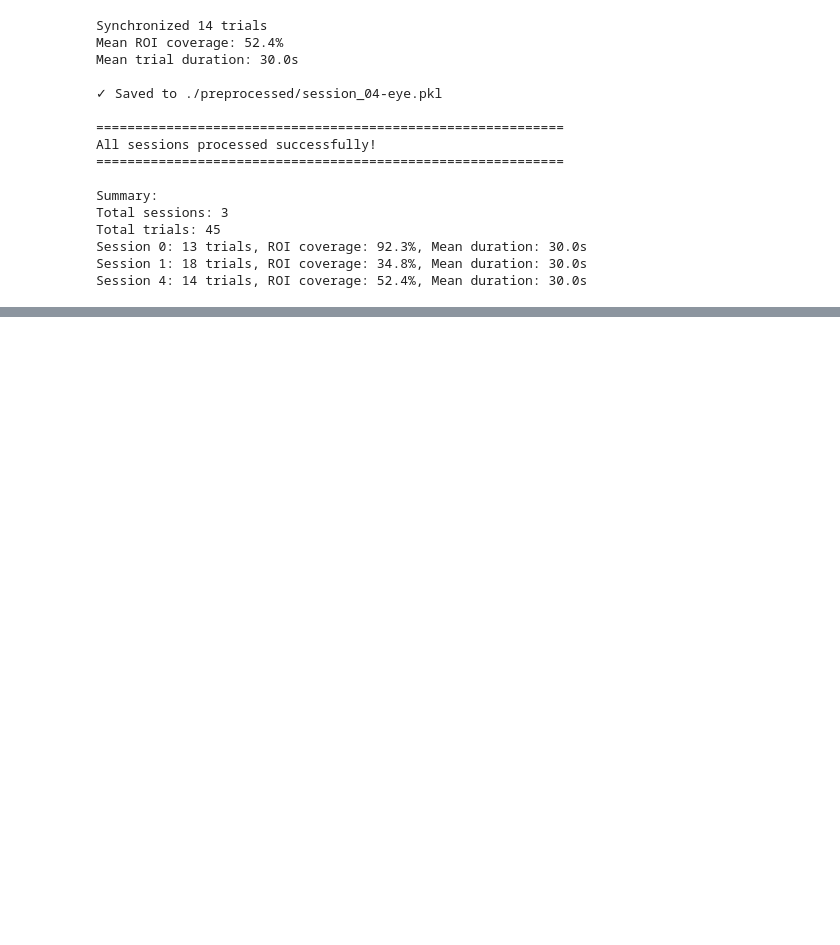
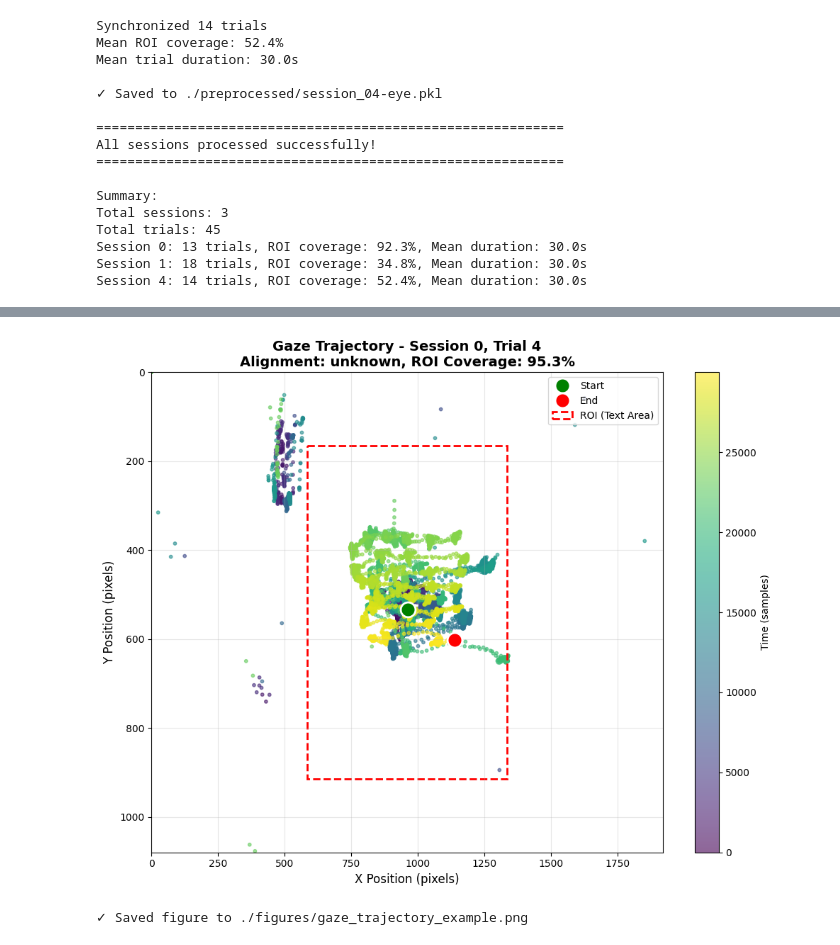
Before and after one commit to kimberlyeder/eeg-eyetracking-analysis, a Jupyter notebook: 06_EyeEvents.ipynb, the cells around one changed output, grey strips where cells are left out. Saved outputs shown, nothing was run; the diff lists cells and outputs as text; code cells hidden in the pictures; blank space fills up the shorter version.

Commit message:
Visualizations Eye Tracking Data

```diff
--- a/06_EyeEvents.ipynb
+++ b/06_EyeEvents.ipynb
@@ -1043,0 +797,30 @@ pip install pyedfread
+# %%
+# Extract features for all sessions and trials
+all_features = []
+
+for session_id, trials in tqdm(all_sessions_data.items(), desc='Extracting features'):
+    print(f'\nSession {session_id}: Processing {len(trials)} trials...')
+
+    for trial in trials:
+        features = extract_trial_features(trial)
+        if features is not None:
+            all_features.append(features)
+
+    print(f'  Extracted features for {len([f for f in all_features if f["session_id"] == session_id])} trials')
+
+# Create DataFrame
+df_features = pd.DataFrame(all_features)
+
+print(f'\n{"="*60}')
+print(f'Total features extracted: {len(df_features)} trials')
+print(f'{"="*60}')
+
+# Display summary
+print('\nFeature summary by session:')
+print(df_features.groupby('session_id').agg({
+    'trial_idx': 'count',
+    'roi_coverage': 'mean',
+    'fixation_count': 'mean',
+    'saccade_count': 'mean',
+    'pupil_size_mean': 'mean'
+}).rename(columns={'trial_idx': 'n_trials'}).round(2))
@@ -1590,0 +932,13 @@ Name: time2FirstFixation, dtype: float64
+# %%
+# Visualize first trial from Session 0
+if 0 in all_sessions_data and len(all_sessions_data[0]) > 0:
+    trial = all_sessions_data[0][0]
+    fig, ax = plot_trial_gaze(trial)
+    plt.savefig('./figures/gaze_trajectory_example.png', dpi=150, bbox_inches='tight')
+    plt.show()
+    print('✓ Saved figure to ./figures/gaze_trajectory_example.png')
+else:
+    print('No trial data available')
+# %% [output]
+[figure, added]
+✓ Saved figure to ./figures/gaze_trajectory_example.png
```
Also changed, not shown: parts of 36 cells of this notebook.
